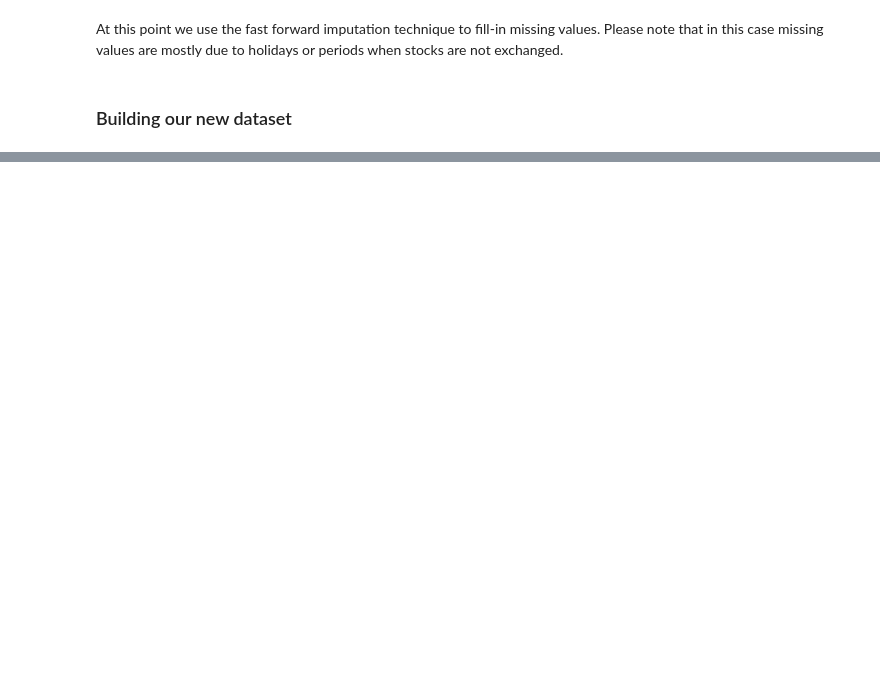
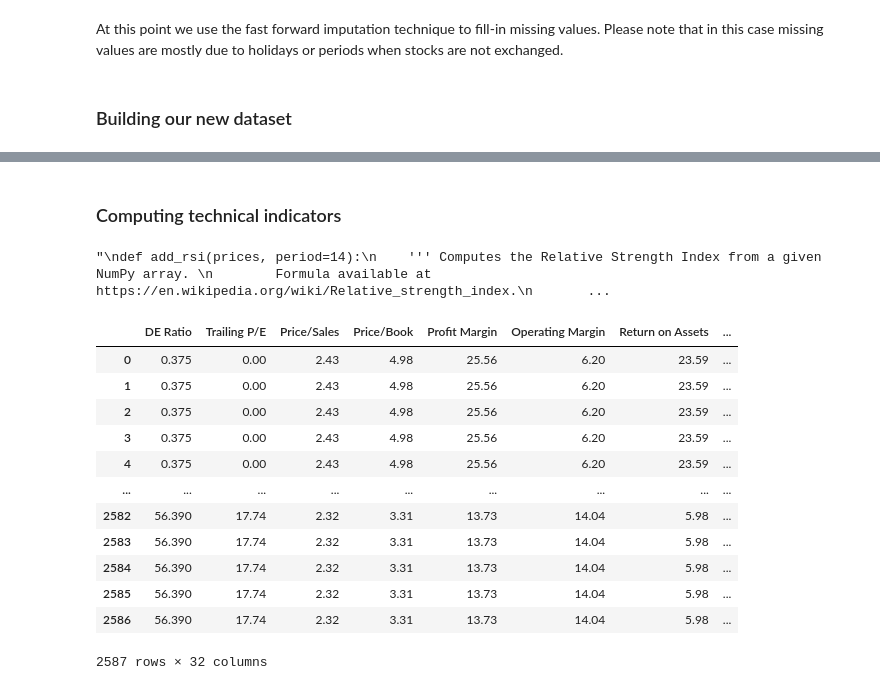
Before and after one commit to LeonardoEmili/stock-price-forecasting, a Jupyter notebook: forecasting.ipynb, the cells around one changed output, grey strips where cells are left out. Drawn from its saved outputs; the diff is of its cells as text; code cells hidden in the pictures; blank space fills up the shorter version.

```diff
--- a/forecasting.ipynb
+++ b/forecasting.ipynb
@@ -330,0 +283,42 @@ def old_fill_missing_days(aggregate_dfs):
+# %%
+dfs = filled_dfs
+# %% [markdown]
+### Computing technical indicators
+# %%
+def add_sma(dfs, period=10):
+    ''' Computes the Simple Moving Average from a given dataframe. '''
+    for i in range(len(dfs)):
+        ret = np.cumsum(dfs[i]["Adjusted Close"]).to_numpy()
+        ret[period:] = ret[period:] - ret[:-period]
+        sma = ret[period - 1:] / period
+        missing_values = dfs[i].shape[0] - sma.shape[0]
+        half_missing_values = missing_values//2
+        sma_points = np.empty(dfs[i].shape[0], dtype=float)
+        sma_points[half_missing_values:(half_missing_values)+sma.shape[0]] = sma
+        sma_points[:half_missing_values] = dfs[i]["Adjusted Close"][:half_missing_values]
+        sma_points[half_missing_values+sma.shape[0]:] = dfs[i]["Adjusted Close"][half_missing_values+sma.shape[0]:]
+        dfs[i]["SMA"] = sma_points
+
+"""
+def add_rsi(prices, period=14):
+    ''' Computes the Relative Strength Index from a given NumPy array.
+        Formula available at https://en.wikipedia.org/wiki/Relative_strength_index.
+        Also adds overbought and oversold when the RSI index hits 70 or 30.'''
+    smmau = 0
+    smmad = 0
+    prices[0,4] = 50
+    for i in range(1, prices.shape[0]):
+        u = max(0, prices[i,2] - prices[i-1,2])
+        d = max(0, prices[i-1,2] - prices[i,2])
+        smmau = (smmau * (period - 1) + u) / period
+        smmad = (smmad * (period - 1) + d) / period
+        if smmad == 0 or smmau == 0:
+            prices[i,4] = 50
+        else:
+            rs = smmau / smmad
+            rsi = 100 - (100/(1+rs))
+            prices[i,4] = rsi
+            if rsi >= 70: prices[i,7] = 1
+            if rsi <= 30: prices[i,8] = 1"""
+# %% [output]
+"\ndef add_rsi(prices, period=14):\n    ''' Computes the Relative Strength Index from a given NumPy array. \n        Formula available at https://en.wikipedia.org/wiki/Relative_strength_index.\n       ...
@@ -330,0 +327,16 @@ def old_fill_missing_days(aggregate_dfs):
+# %%
+dfs[0]
+# %% [output]
+|  | DE Ratio | Trailing P/E | Price/Sales | Price/Book | Profit Margin | Operating Margin | Return on Assets | ... |
+| 0 | 0.375 | 0.00 | 2.43 | 4.98 | 25.56 | 6.20 | 23.59 | ... |
+| 1 | 0.375 | 0.00 | 2.43 | 4.98 | 25.56 | 6.20 | 23.59 | ... |
+| 2 | 0.375 | 0.00 | 2.43 | 4.98 | 25.56 | 6.20 | 23.59 | ... |
+| 3 | 0.375 | 0.00 | 2.43 | 4.98 | 25.56 | 6.20 | 23.59 | ... |
+| 4 | 0.375 | 0.00 | 2.43 | 4.98 | 25.56 | 6.20 | 23.59 | ... |
+| ... | ... | ... | ... | ... | ... | ... | ... | ... |
+| 2582 | 56.390 | 17.74 | 2.32 | 3.31 | 13.73 | 14.04 | 5.98 | ... |
+| 2583 | 56.390 | 17.74 | 2.32 | 3.31 | 13.73 | 14.04 | 5.98 | ... |
+| 2584 | 56.390 | 17.74 | 2.32 | 3.31 | 13.73 | 14.04 | 5.98 | ... |
+| 2585 | 56.390 | 17.74 | 2.32 | 3.31 | 13.73 | 14.04 | 5.98 | ... |
+| 2586 | 56.390 | 17.74 | 2.32 | 3.31 | 13.73 | 14.04 | 5.98 | ... |
+2587 rows × 32 columns
```
Also changed, not shown: parts of 8 cells of this notebook.
